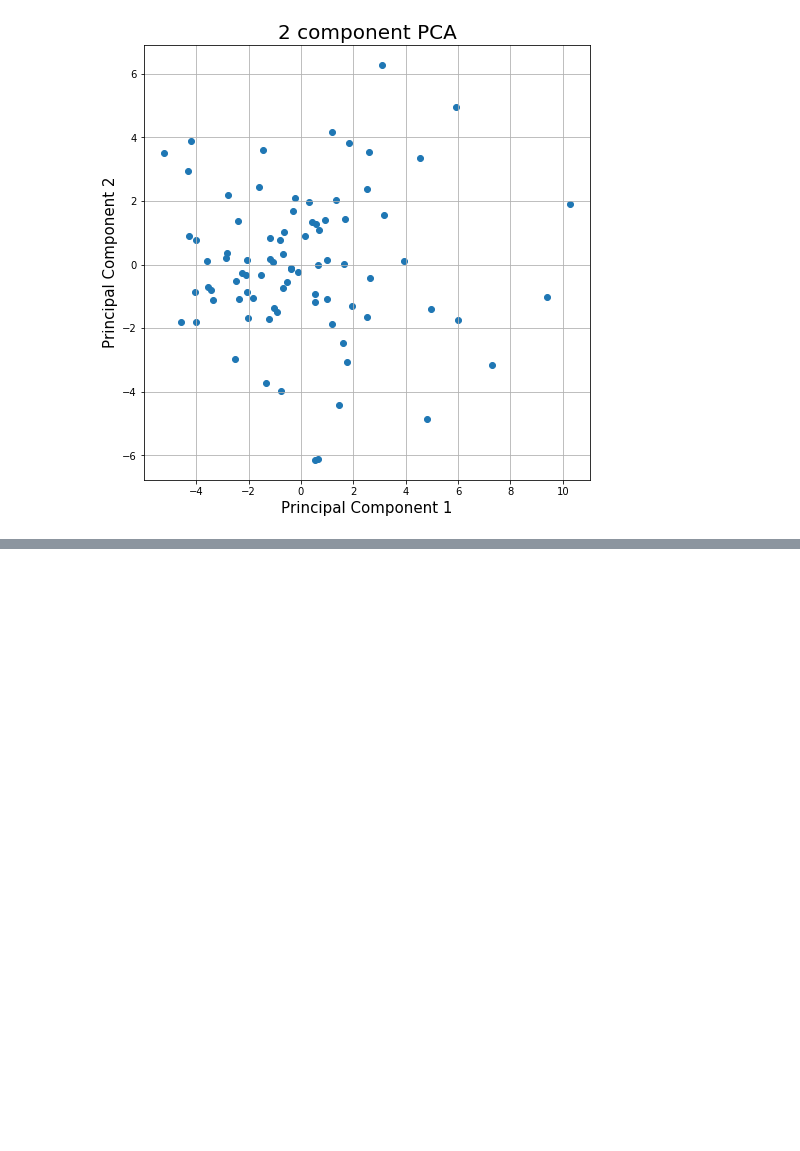
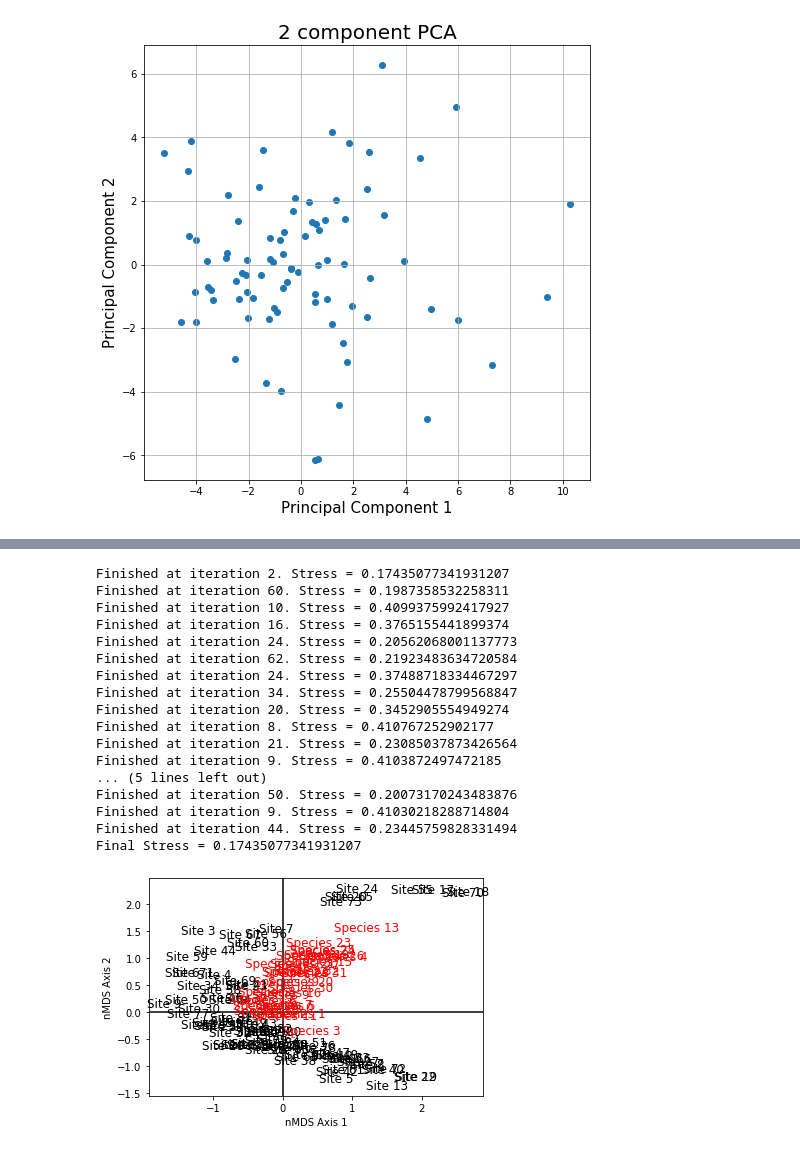
Before and after one commit to comaecliptic/music_project, a Jupyter notebook: ordinations.ipynb, the cells around one changed output, grey strips where cells are left out. Cells and saved outputs as stored; diff of their text form; code cells hidden in the pictures; blank space fills up the shorter version.

```diff
--- a/ordinations.ipynb
+++ b/ordinations.ipynb
@@ -463,0 +72,24 @@ array([[-4.06822838e-01, -7.08902055e-01],
+# %%
+nmds_df = df.iloc[1:, 1:].values**2  # Variant without transformation
+nmds_df_D = ep.distance(nmds_df, 'bray')
+musicMDS = ep.MDS(nmds_df_D, transform='monotone')
+musicMDS.biplot(descriptors=nmds_df_T)
+# %% [output]
+Finished at iteration 2. Stress = 0.17435077341931207
+Finished at iteration 60. Stress = 0.1987358532258311
+Finished at iteration 10. Stress = 0.4099375992417927
+Finished at iteration 16. Stress = 0.3765155441899374
+Finished at iteration 24. Stress = 0.20562068001137773
+Finished at iteration 62. Stress = 0.21923483634720584
+Finished at iteration 24. Stress = 0.37488718334467297
+Finished at iteration 34. Stress = 0.25504478799568847
+Finished at iteration 20. Stress = 0.3452905554949274
+Finished at iteration 8. Stress = 0.410767252902177
+Finished at iteration 21. Stress = 0.23085037873426564
+Finished at iteration 9. Stress = 0.4103872497472185
+... (5 lines left out)
+Finished at iteration 50. Stress = 0.20073170243483876
+Finished at iteration 9. Stress = 0.41030218288714804
+Finished at iteration 44. Stress = 0.23445759828331494
+Final Stress = 0.17435077341931207
+[figure, added]
```
Also changed, not shown: parts of 36 cells of this notebook.
